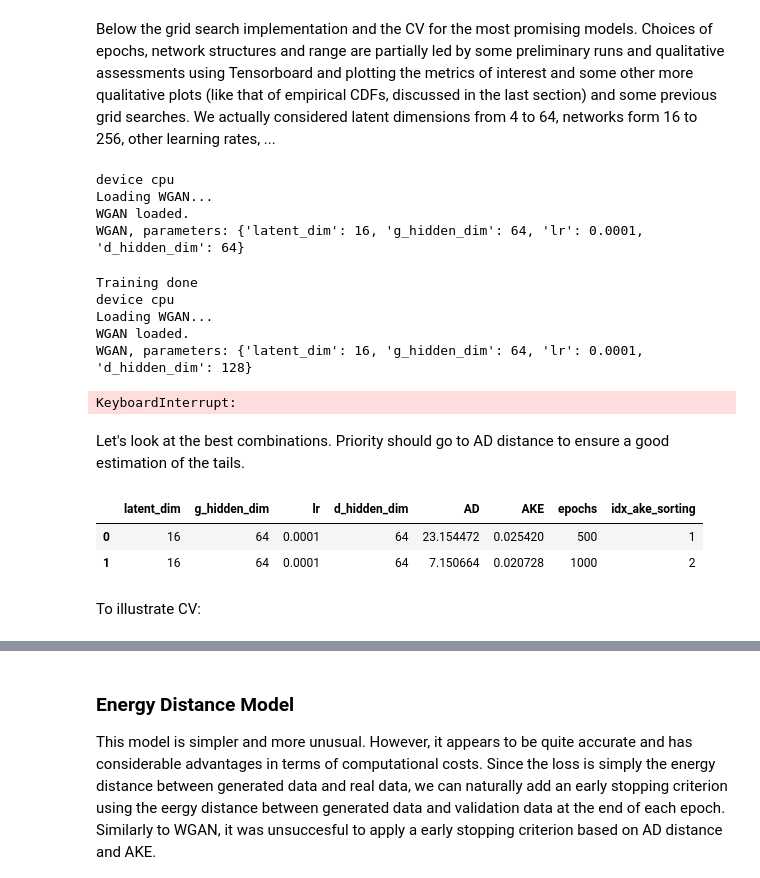
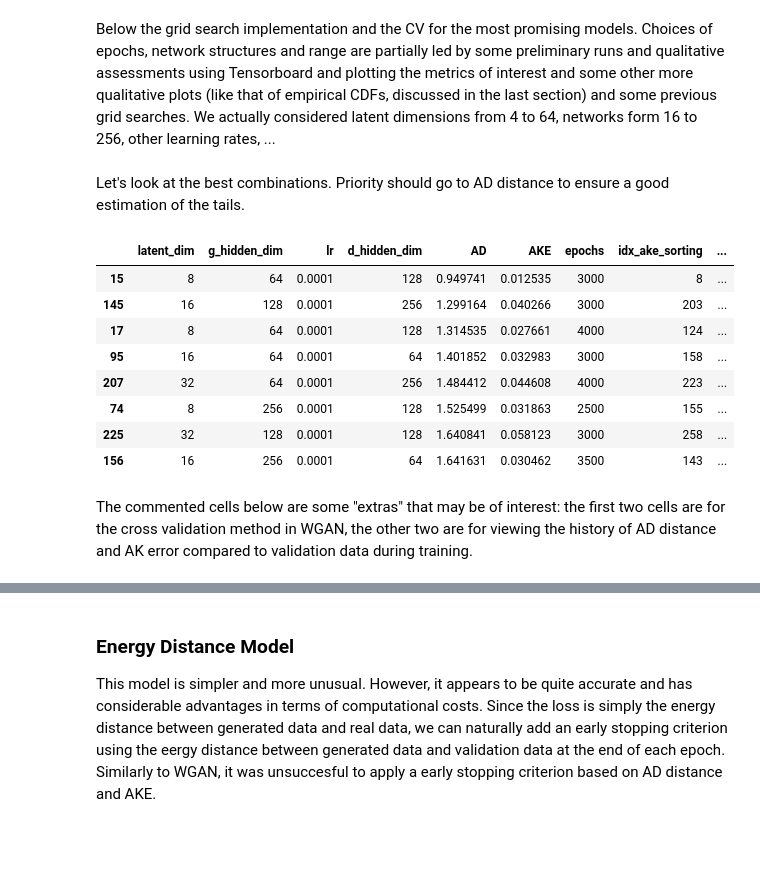
Before and after one commit to Fede-Testa/Generating_Realistic_Financial_Losses, a Jupyter notebook: main.ipynb, the cells around one changed output, grey strips where cells are left out. Saved outputs shown, nothing was run; the diff lists cells and outputs as text; code cells hidden in the pictures; blank space fills up the shorter version.

```diff
--- a/main.ipynb
+++ b/main.ipynb
@@ -126,7 +97,7 @@ We actually considered latent dimensions from 4 to 64, networks form 16 to 256,
 run_next_cell = True
 # %%
 par_dict = {
-    "latent_dim" : [16, 32],
+    "latent_dim" : [8, 16, 32],
     "g_hidden_dim" : [64, 128, 256],
     "lr" : [0.0001],
     "d_hidden_dim": [64, 128, 256]
@@ -134,29 +105,25 @@ par_dict = {
 
 if run_next_cell:
     grid_search_wgan(training_path, validation_path, par_dict, epochs=5000, every=500, path="results/grid_wgan.csv")
-# %% [output]
-device cpu
-Loading WGAN...
-WGAN loaded.
-WGAN, parameters: {'latent_dim': 16, 'g_hidden_dim': 64, 'lr': 0.0001, 'd_hidden_dim': 64}
-Training done
-device cpu
-Loading WGAN...
-WGAN loaded.
-WGAN, parameters: {'latent_dim': 16, 'g_hidden_dim': 64, 'lr': 0.0001, 'd_hidden_dim': 128}
-KeyboardInterrupt:
 # %% [markdown]
 Let's look at the best combinations. Priority should go to AD distance to ensure a good estimation of the tails.
 # %%
 grid_results = pd.read_csv("results/grid_wgan.csv")
-grid_results.sort_values(by=["AKE", "AD"], ascending=True)
+grid_results = grid_results.sort_values(by=["AKE", "AD"], ascending=True)
 grid_results["idx_ake_sorting"] = range(1, len(grid_results) + 1)
-grid_results.sort_values(by=["AD", "AKE"], ascending=True)
+grid_results = grid_results.sort_values(by=["AD", "AKE"], ascending=True)
+grid_results["idx_ad_sorting"] = range(1, len(grid_results) + 1)
 grid_results.drop("Unnamed: 0", axis=1, inplace=True)
 grid_results.head(8)
 # %% [output]
-|  | latent_dim | g_hidden_dim | lr | d_hidden_dim | AD | AKE | epochs | idx_ake_sorting |
-| 0 | 16 | 64 | 0.0001 | 64 | 23.154472 | 0.025420 | 500 | 1 |
-| 1 | 16 | 64 | 0.0001 | 64 | 7.150664 | 0.020728 | 1000 | 2 |
+|  | latent_dim | g_hidden_dim | lr | d_hidden_dim | AD | AKE | epochs | idx_ake_sorting | ... |
+| 15 | 8 | 64 | 0.0001 | 128 | 0.949741 | 0.012535 | 3000 | 8 | ... |
+| 145 | 16 | 128 | 0.0001 | 256 | 1.299164 | 0.040266 | 3000 | 203 | ... |
+| 17 | 8 | 64 | 0.0001 | 128 | 1.314535 | 0.027661 | 4000 | 124 | ... |
+| 95 | 16 | 64 | 0.0001 | 64 | 1.401852 | 0.032983 | 3000 | 158 | ... |
+| 207 | 32 | 64 | 0.0001 | 256 | 1.484412 | 0.044608 | 4000 | 223 | ... |
+| 74 | 8 | 256 | 0.0001 | 128 | 1.525499 | 0.031863 | 2500 | 155 | ... |
+| 225 | 32 | 128 | 0.0001 | 128 | 1.640841 | 0.058123 | 3000 | 258 | ... |
+| 156 | 16 | 256 | 0.0001 | 64 | 1.641631 | 0.030462 | 3500 | 143 | ... |
 # %%
 best_params_wgan = {
@@ -169,2 +135,0 @@ best_wgan_epochs = 1000
-# %% [markdown]
-To illustrate CV:
@@ -172,0 +136,2 @@ run_next_cell = True
+# %% [markdown]
+The commented cells below are some "extras" that may be of interest: the first two cells are for the cross validation method in WGAN, the other two are for viewing the history of AD distance and AK error compared to validation data during training.
```
Also changed, not shown: parts of 34 cells of this notebook, 6 other files.
